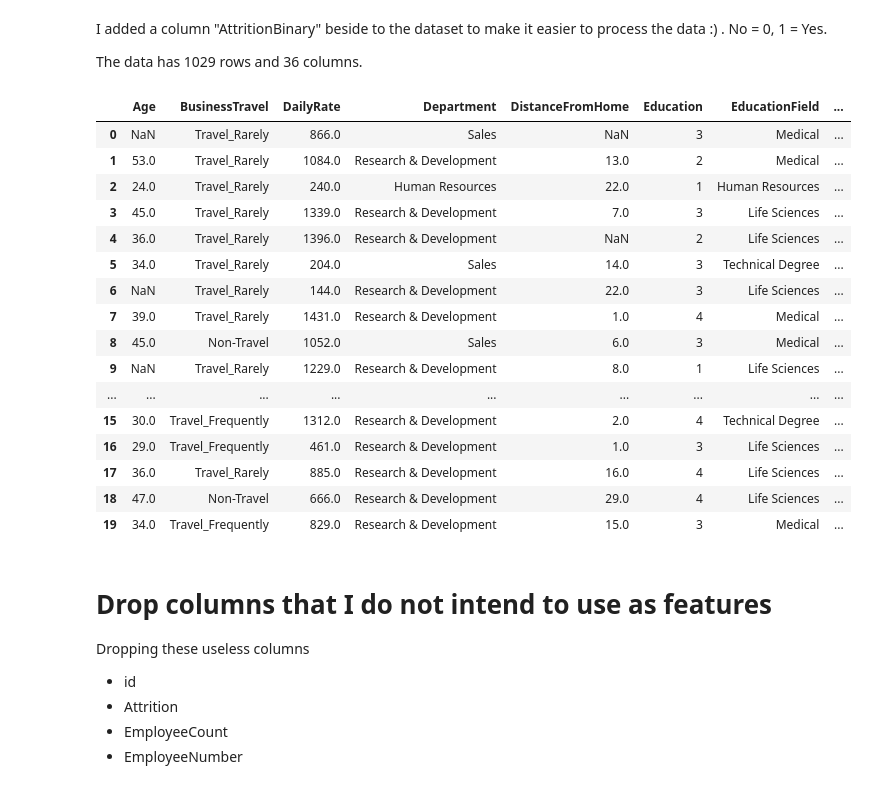
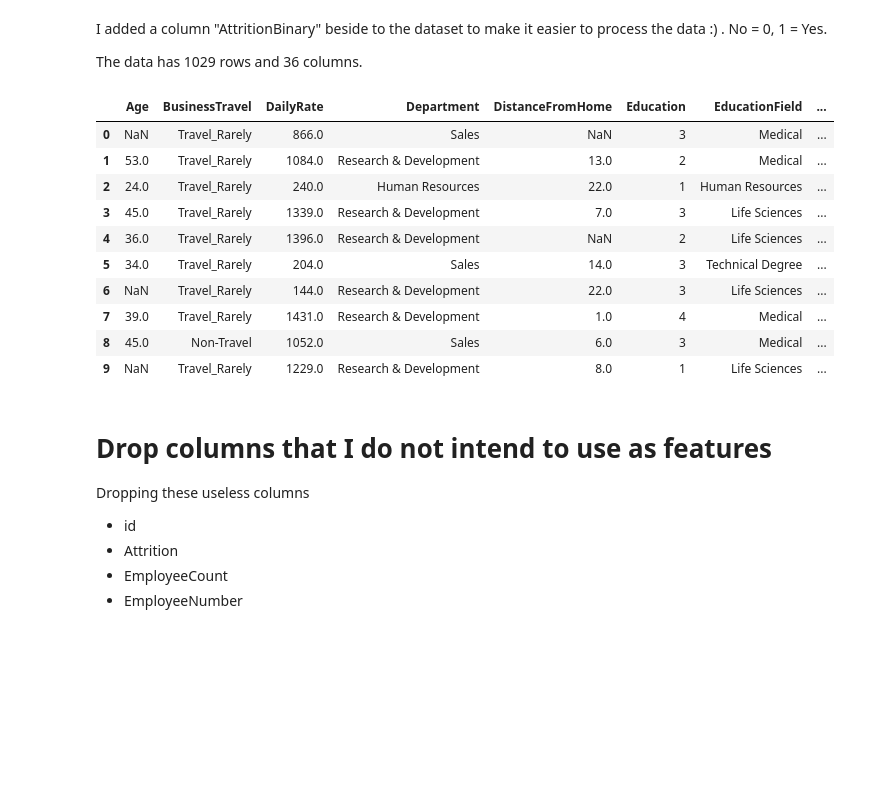
Before and after one commit to royleekiat/Employee_attrition_predictor, a Jupyter notebook: Employee_attrition_predictor_Roy_Lee.ipynb, the cells around one changed output. Drawn from its saved outputs; the diff is of its cells as text; code cells hidden in the pictures; blank space fills up the shorter version.

```diff
--- a/Employee_attrition_predictor_Roy_Lee.ipynb
+++ b/Employee_attrition_predictor_Roy_Lee.ipynb
@@ -48,10 +79,10 @@ dataframe.shape
 # %% [output]
 (1029, 37)
 # %%
-#Test dataset
-test_file_url = "https://docs.google.com/spreadsheets/d/e/2PACX-1vRsxR0nTrEaCqfro4FvGNDn6ZYYdQS0e2Tev1SMtJ5jYIjU0WGp77hp6btdJYkMl3XAk4lA01hxE30o/pub?gid=2057317048&single=true&output=csv"
-test_dataframe = pd.read_csv(test_file_url)
-test_dataframe.shape
+#Prediction dataset
+pred_file_url = "https://docs.google.com/spreadsheets/d/e/2PACX-1vRsxR0nTrEaCqfro4FvGNDn6ZYYdQS0e2Tev1SMtJ5jYIjU0WGp77hp6btdJYkMl3XAk4lA01hxE30o/pub?gid=2057317048&single=true&output=csv"
+pred_dataframe = pd.read_csv(pred_file_url)
+pred_dataframe.shape
 # %% [output]
 (441, 34)
 # %%
@@ -79,25 +104,19 @@ I added a column "AttritionBinary" beside to the dataset to make it easier to pr
 
 The data has 1029 rows and 36 columns.
 # %%
-test_dataframe.head(n=20)
+pred_dataframe.head(n=10)
 # %% [output]
 |  | Age | BusinessTravel | DailyRate | Department | DistanceFromHome | Education | EducationField | ... |
 | 0 | NaN | Travel_Rarely | 866.0 | Sales | NaN | 3 | Medical | ... |
 | 1 | 53.0 | Travel_Rarely | 1084.0 | Research & Development | 13.0 | 2 | Medical | ... |
 | 2 | 24.0 | Travel_Rarely | 240.0 | Human Resources | 22.0 | 1 | Human Resources | ... |
 | 3 | 45.0 | Travel_Rarely | 1339.0 | Research & Development | 7.0 | 3 | Life Sciences | ... |
 | 4 | 36.0 | Travel_Rarely | 1396.0 | Research & Development | NaN | 2 | Life Sciences | ... |
 | 5 | 34.0 | Travel_Rarely | 204.0 | Sales | 14.0 | 3 | Technical Degree | ... |
 | 6 | NaN | Travel_Rarely | 144.0 | Research & Development | 22.0 | 3 | Life Sciences | ... |
 | 7 | 39.0 | Travel_Rarely | 1431.0 | Research & Development | 1.0 | 4 | Medical | ... |
 | 8 | 45.0 | Non-Travel | 1052.0 | Sales | 6.0 | 3 | Medical | ... |
 | 9 | NaN | Travel_Rarely | 1229.0 | Research & Development | 8.0 | 1 | Life Sciences | ... |
-| ... | ... | ... | ... | ... | ... | ... | ... | ... |
-| 15 | 30.0 | Travel_Frequently | 1312.0 | Research & Development | 2.0 | 4 | Technical Degree | ... |
-| 16 | 29.0 | Travel_Frequently | 461.0 | Research & Development | 1.0 | 3 | Life Sciences | ... |
-| 17 | 36.0 | Travel_Rarely | 885.0 | Research & Development | 16.0 | 4 | Life Sciences | ... |
-| 18 | 47.0 | Non-Travel | 666.0 | Research & Development | 29.0 | 4 | Life Sciences | ... |
-| 19 | 34.0 | Travel_Frequently | 829.0 | Research & Development | 15.0 | 3 | Medical | ... |
 # %% [markdown]
 # Drop columns that I do not intend to use as features
 
```
Also changed, not shown: parts of 35 cells of this notebook.
